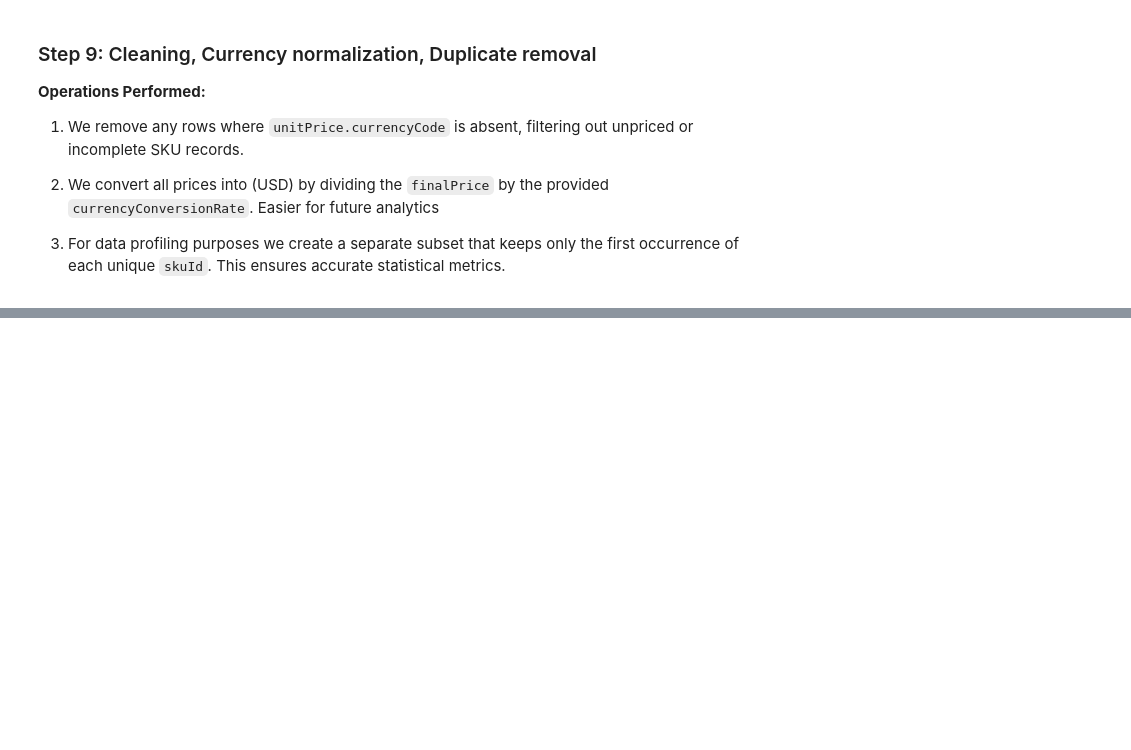
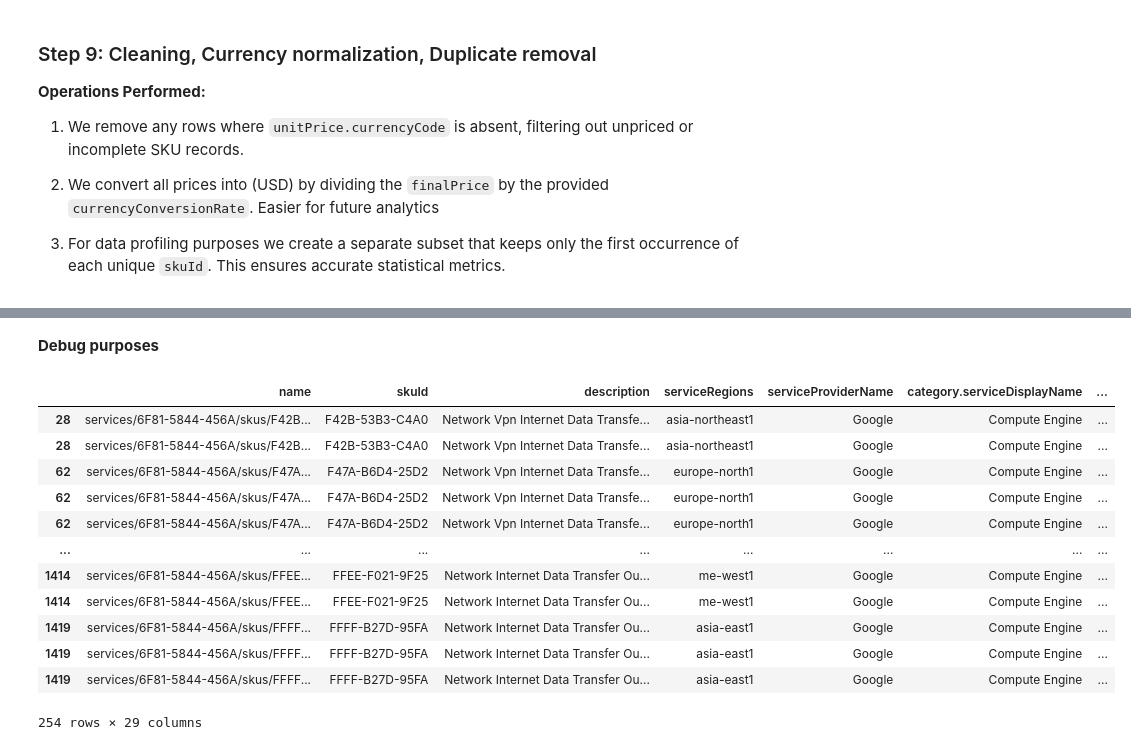
Before and after one commit to PanosVaritis/Pricing-ops-api, a Jupyter notebook: notebooks/google_eda.ipynb, the cells around one changed output, grey strips where cells are left out. Saved outputs shown, nothing was run; the diff lists cells and outputs as text; code cells hidden in the pictures; blank space fills up the shorter version.

```diff
--- a/notebooks/google_eda.ipynb
+++ b/notebooks/google_eda.ipynb
@@ -217,0 +344,19 @@ print("Report created")
+# %% [markdown]
+**Debug purposes**
+# %%
+#To check witch of the aggreagation columns actually have a value. Most of them dont
+df_clean_no_nan[df_clean_no_nan['aggregationInfo.aggregationCount'].notna()]
+# %% [output]
+|  | name | skuId | description | serviceRegions | serviceProviderName | category.serviceDisplayName | ... |
+| 28 | services/6F81-5844-456A/skus/F42B... | F42B-53B3-C4A0 | Network Vpn Internet Data Transfe... | asia-northeast1 | Google | Compute Engine | ... |
+| 28 | services/6F81-5844-456A/skus/F42B... | F42B-53B3-C4A0 | Network Vpn Internet Data Transfe... | asia-northeast1 | Google | Compute Engine | ... |
+| 62 | services/6F81-5844-456A/skus/F47A... | F47A-B6D4-25D2 | Network Vpn Internet Data Transfe... | europe-north1 | Google | Compute Engine | ... |
+| 62 | services/6F81-5844-456A/skus/F47A... | F47A-B6D4-25D2 | Network Vpn Internet Data Transfe... | europe-north1 | Google | Compute Engine | ... |
+| 62 | services/6F81-5844-456A/skus/F47A... | F47A-B6D4-25D2 | Network Vpn Internet Data Transfe... | europe-north1 | Google | Compute Engine | ... |
+| ... | ... | ... | ... | ... | ... | ... | ... |
+| 1414 | services/6F81-5844-456A/skus/FFEE... | FFEE-F021-9F25 | Network Internet Data Transfer Ou... | me-west1 | Google | Compute Engine | ... |
+| 1414 | services/6F81-5844-456A/skus/FFEE... | FFEE-F021-9F25 | Network Internet Data Transfer Ou... | me-west1 | Google | Compute Engine | ... |
+| 1419 | services/6F81-5844-456A/skus/FFFF... | FFFF-B27D-95FA | Network Internet Data Transfer Ou... | asia-east1 | Google | Compute Engine | ... |
+| 1419 | services/6F81-5844-456A/skus/FFFF... | FFFF-B27D-95FA | Network Internet Data Transfer Ou... | asia-east1 | Google | Compute Engine | ... |
+| 1419 | services/6F81-5844-456A/skus/FFFF... | FFFF-B27D-95FA | Network Internet Data Transfer Ou... | asia-east1 | Google | Compute Engine | ... |
+254 rows × 29 columns
```
Also changed, not shown: parts of 17 cells of this notebook.
